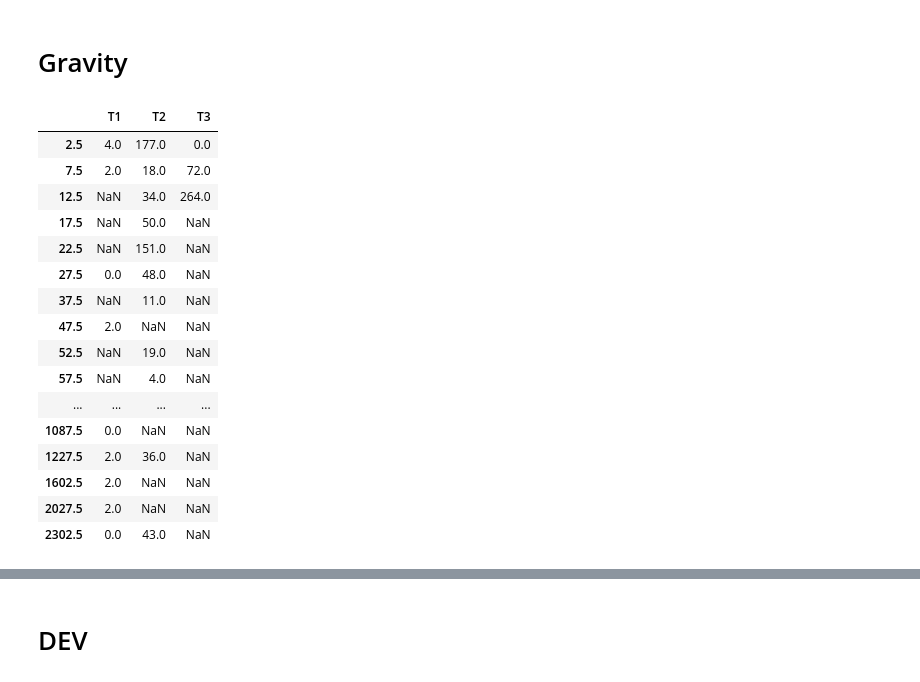
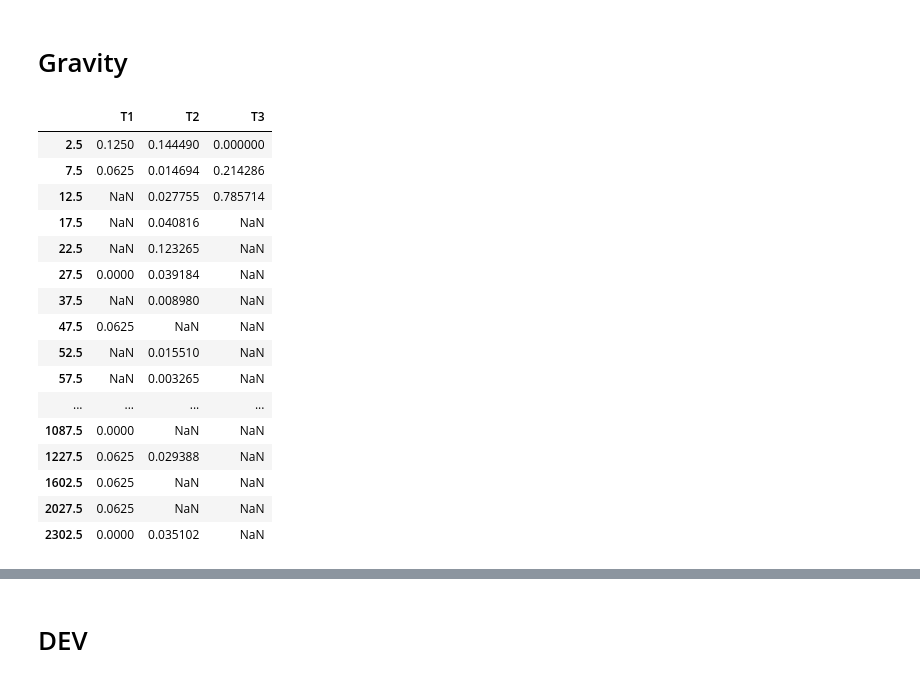
Before and after one commit to jabellcu/TPlanning_matrices, a Jupyter notebook: MatrixExamples.ipynb, the cells around one changed output, grey strips where cells are left out. Saved outputs shown, nothing was run; the diff lists cells and outputs as text; code cells hidden in the pictures.

```diff
--- a/MatrixExamples.ipynb
+++ b/MatrixExamples.ipynb
@@ -530,22 +530,23 @@ TE_RegressionStats(mat7,fmat7, prefixes='mat_ fmat7_'.split())
 # %%
 TLD_multi_for_ParamEst = TLD_multi.loc[1:,:]
 TLD_multi_for_ParamEst = mid_interval_TLD(TLD_multi_for_ParamEst, factor=-0.5)
+TLD_multi_for_ParamEst = normalize_TLD(TLD_multi_for_ParamEst)
 TLD_multi_for_ParamEst
 # %% [output]
 |  | T1 | T2 | T3 |
-| 2.5 | 4.0 | 177.0 | 0.0 |
-| 7.5 | 2.0 | 18.0 | 72.0 |
-| 12.5 | NaN | 34.0 | 264.0 |
-| 17.5 | NaN | 50.0 | NaN |
-| 22.5 | NaN | 151.0 | NaN |
-| 27.5 | 0.0 | 48.0 | NaN |
-| 37.5 | NaN | 11.0 | NaN |
-| 47.5 | 2.0 | NaN | NaN |
-| 52.5 | NaN | 19.0 | NaN |
-| 57.5 | NaN | 4.0 | NaN |
+| 2.5 | 0.1250 | 0.144490 | 0.000000 |
+| 7.5 | 0.0625 | 0.014694 | 0.214286 |
+| 12.5 | NaN | 0.027755 | 0.785714 |
+| 17.5 | NaN | 0.040816 | NaN |
+| 22.5 | NaN | 0.123265 | NaN |
+| 27.5 | 0.0000 | 0.039184 | NaN |
+| 37.5 | NaN | 0.008980 | NaN |
+| 47.5 | 0.0625 | NaN | NaN |
+| 52.5 | NaN | 0.015510 | NaN |
+| 57.5 | NaN | 0.003265 | NaN |
 | ... | ... | ... | ... |
-| 1087.5 | 0.0 | NaN | NaN |
-| 1227.5 | 2.0 | 36.0 | NaN |
-| 1602.5 | 2.0 | NaN | NaN |
-| 2027.5 | 2.0 | NaN | NaN |
-| 2302.5 | 0.0 | 43.0 | NaN |
+| 1087.5 | 0.0000 | NaN | NaN |
+| 1227.5 | 0.0625 | 0.029388 | NaN |
+| 1602.5 | 0.0625 | NaN | NaN |
+| 2027.5 | 0.0625 | NaN | NaN |
+| 2302.5 | 0.0000 | 0.035102 | NaN |
```
Also changed, not shown: parts of 11 cells of this notebook, 1 other file.
